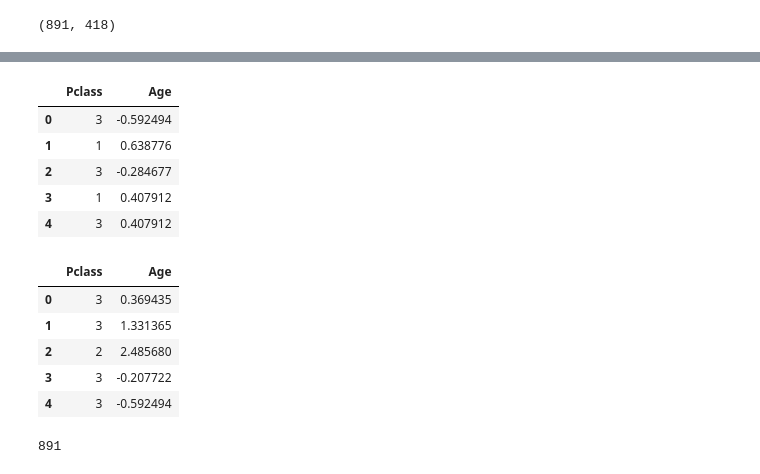
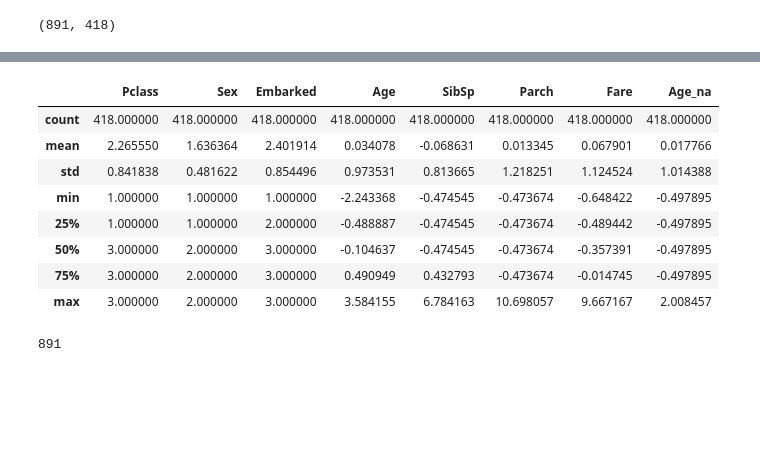
Before and after one commit to claust/deep-learn-fast.ai-experiments, a Jupyter notebook: clt_titanic.ipynb, the cells around one changed output, grey strips where cells are left out. Cells and saved outputs as stored; diff of their text form; code cells hidden in the pictures; blank space fills up the shorter version.

```diff
--- a/clt_titanic.ipynb
+++ b/clt_titanic.ipynb
@@ -175,21 +190,15 @@ nas
-# %%
-df.head()
-# %% [output]
-|  | Pclass | Age |
-| 0 | 3 | -0.592494 |
-| 1 | 1 | 0.638776 |
-| 2 | 3 | -0.284677 |
-| 3 | 1 | 0.407912 |
-| 4 | 3 | 0.407912 |
-# %%
-df_test.head()
-# %% [output]
-|  | Pclass | Age |
-| 0 | 3 | 0.369435 |
-| 1 | 3 | 1.331365 |
-| 2 | 2 | 2.485680 |
-| 3 | 3 | -0.207722 |
-| 4 | 3 | -0.592494 |
+# %%
+df_test.describe(include='all')
+# %% [output]
+|  | Pclass | Sex | Embarked | Age | SibSp | Parch | Fare | Age_na |
+| count | 418.000000 | 418.000000 | 418.000000 | 418.000000 | 418.000000 | 418.000000 | 418.000000 | 418.000000 |
+| mean | 2.265550 | 1.636364 | 2.401914 | 0.034078 | -0.068631 | 0.013345 | 0.067901 | 0.017766 |
+| std | 0.841838 | 0.481622 | 0.854496 | 0.973531 | 0.813665 | 1.218251 | 1.124524 | 1.014388 |
+| min | 1.000000 | 1.000000 | 1.000000 | -2.243368 | -0.474545 | -0.473674 | -0.648422 | -0.497895 |
+| 25% | 1.000000 | 1.000000 | 2.000000 | -0.488887 | -0.474545 | -0.473674 | -0.489442 | -0.497895 |
+| 50% | 3.000000 | 2.000000 | 3.000000 | -0.104637 | -0.474545 | -0.473674 | -0.357391 | -0.497895 |
+| 75% | 3.000000 | 2.000000 | 3.000000 | 0.490949 | 0.432793 | -0.473674 | -0.014745 | -0.497895 |
+| max | 3.000000 | 2.000000 | 3.000000 | 3.584155 | 6.784163 | 10.698057 | 9.667167 | 2.008457 |
 # %%
 len(df)
 # %% [output]
```
Also changed, not shown: parts of 46 cells of this notebook, 2 other files.
